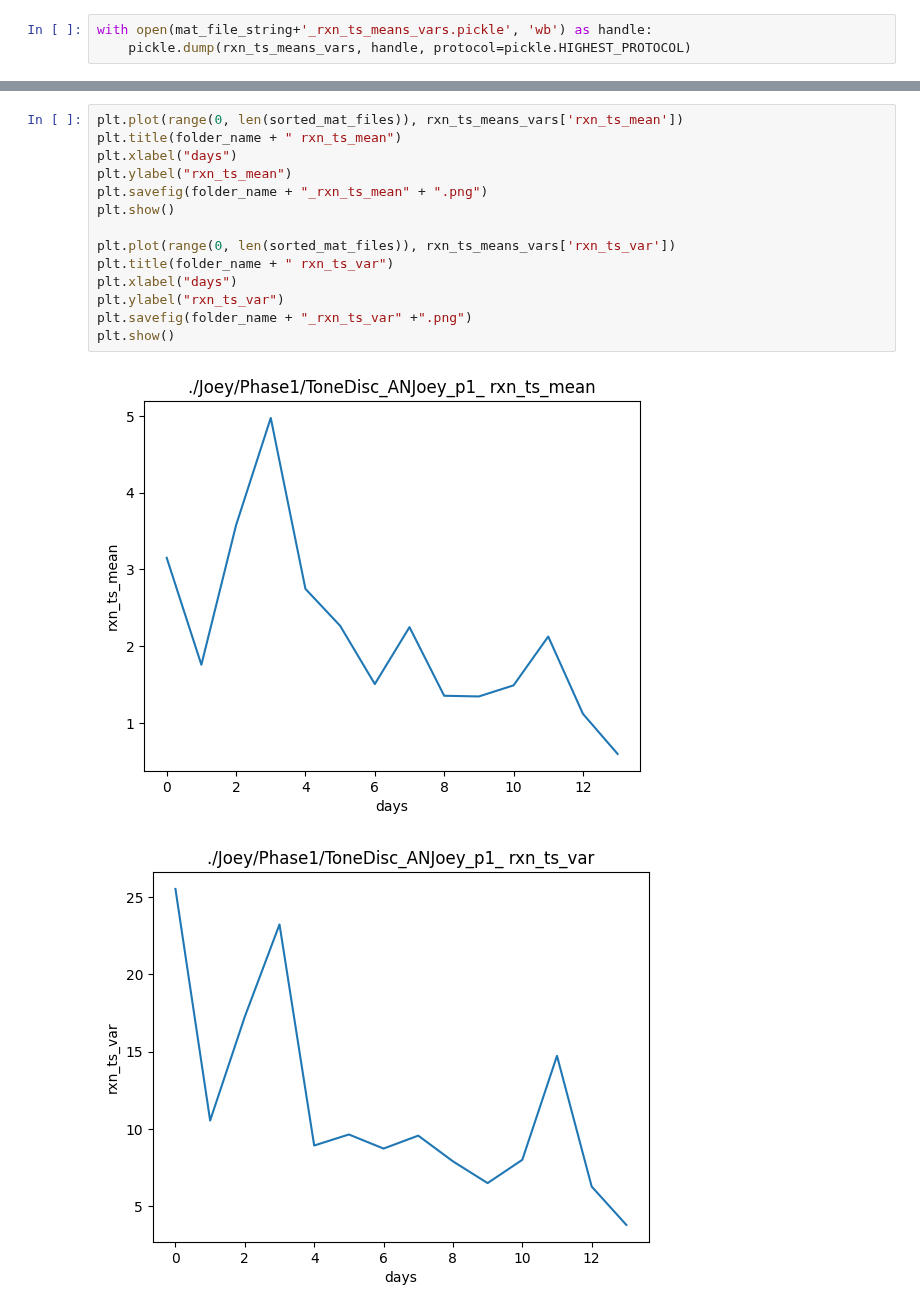
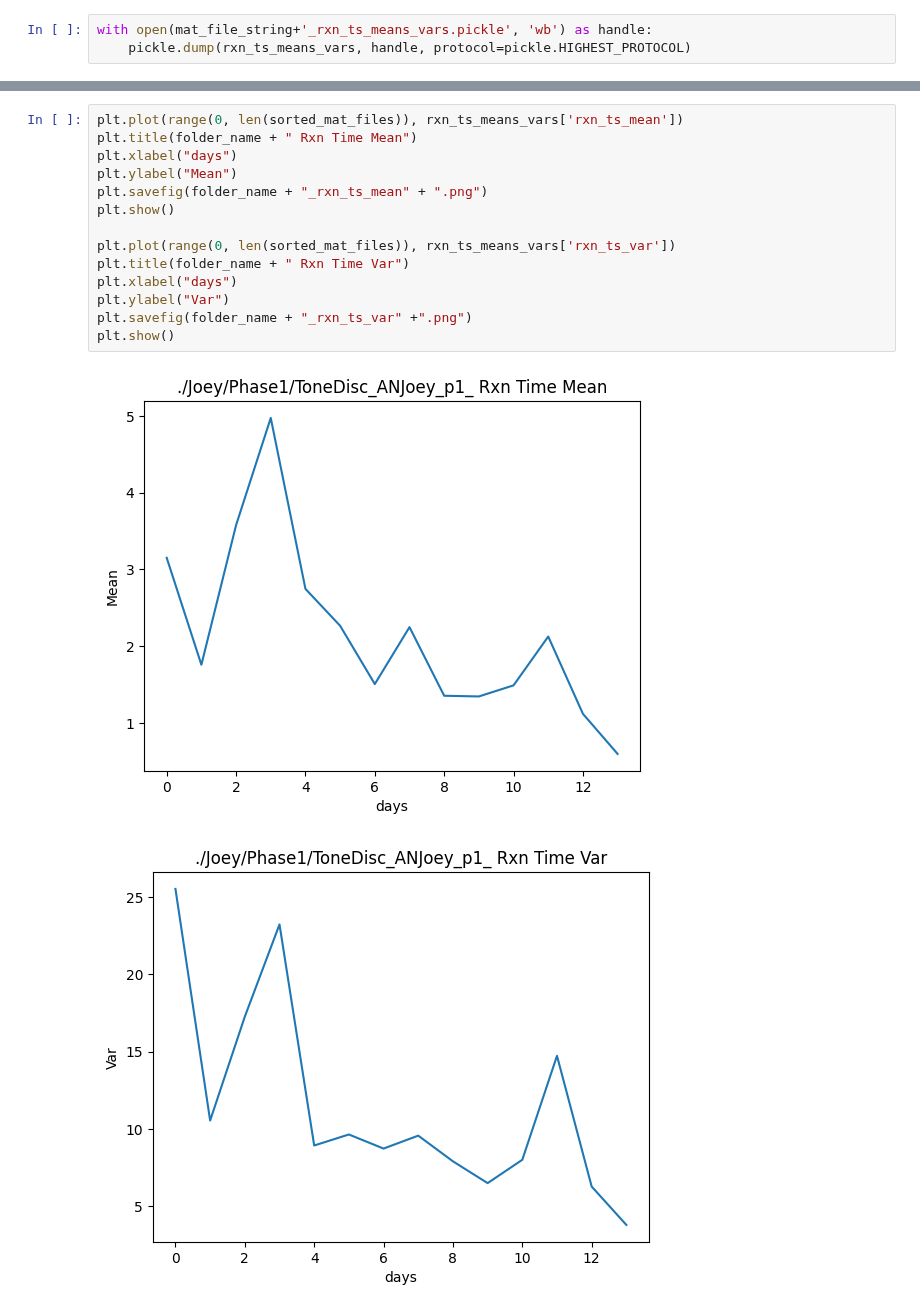
Before and after one commit to paulazoo/behavior, a Jupyter notebook: 1_rxn_ts.ipynb, the cells around one changed output, grey strips where cells are left out. Cells and saved outputs as stored; diff of their text form.

```diff
--- a/1_rxn_ts.ipynb
+++ b/1_rxn_ts.ipynb
@@ -119,17 +123,17 @@ with open(mat_file_string+'_rxn_ts_means_vars.pickle', 'wb') as handle:
 # %%
 plt.plot(range(0, len(sorted_mat_files)), rxn_ts_means_vars['rxn_ts_mean'])
-plt.title(folder_name + " rxn_ts_mean")
+plt.title(folder_name + " Rxn Time Mean")
 plt.xlabel("days")
-plt.ylabel("rxn_ts_mean")
+plt.ylabel("Mean")
 plt.savefig(folder_name + "_rxn_ts_mean" + ".png")
 plt.show()
 
 plt.plot(range(0, len(sorted_mat_files)), rxn_ts_means_vars['rxn_ts_var'])
-plt.title(folder_name + " rxn_ts_var")
+plt.title(folder_name + " Rxn Time Var")
 plt.xlabel("days")
-plt.ylabel("rxn_ts_var")
+plt.ylabel("Var")
 plt.savefig(folder_name + "_rxn_ts_var" +".png")
 plt.show()
 # %% [output]
-[figure, old version]
+[figure, new version]
-[figure, old version]
+[figure, new version]
```
Also changed, not shown: parts of 7 cells of this notebook, 31 other files.
